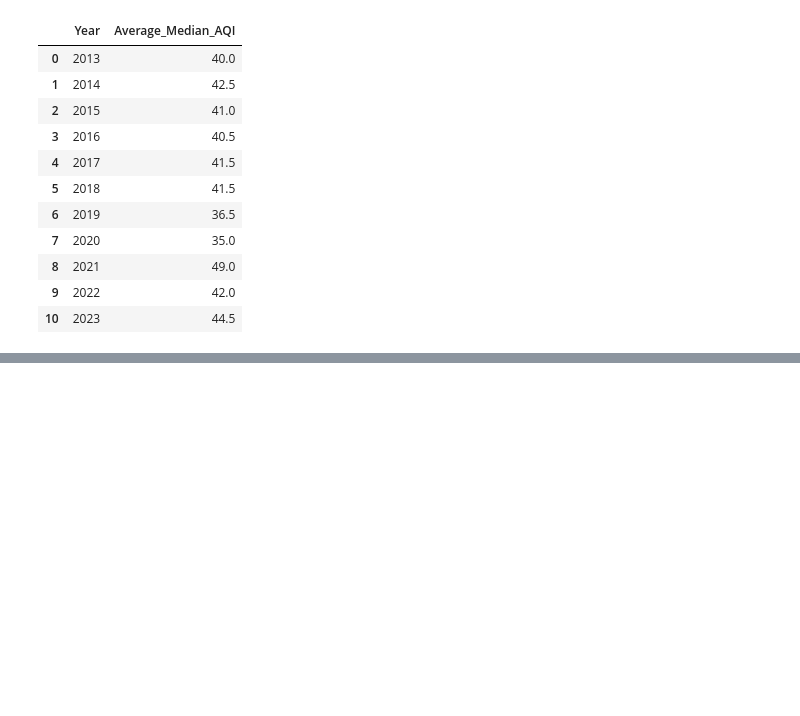
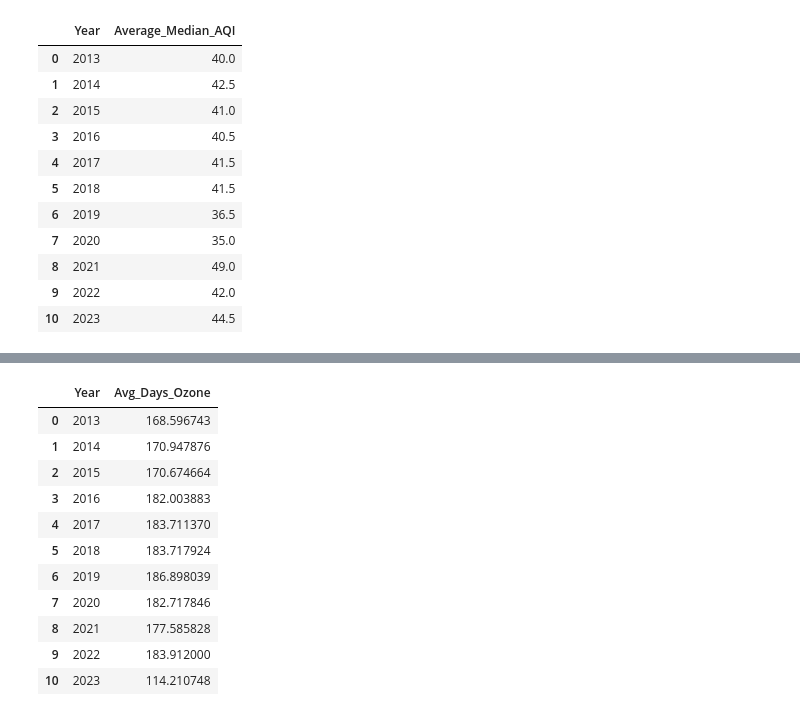
Before and after one commit to HieuVuong001/AQI_analysis, a Jupyter notebook: ProjectCode_CMPE255.ipynb, the cells around one changed output, grey strips where cells are left out. Cells and saved outputs as stored; diff of their text form; code cells hidden in the pictures; blank space fills up the shorter version.

```diff
--- a/ProjectCode_CMPE255.ipynb
+++ b/ProjectCode_CMPE255.ipynb
@@ -393,0 +504,29 @@ df_q2.head(100)
+# %%
+# SQL query to calculate the annual average number of days that ozone was the predominant pollutants.
+q4 = """
+SELECT
+  Year,
+  AVG(`Days Ozone`) AS Avg_Days_Ozone
+FROM
+  `cmpe255-project-419122.aqi_trend_analysis_dataset.annual_aqi_by_county_df`
+GROUP BY
+  Year
+ORDER BY
+  Year;
+"""
+
+df_q4=client.query(q4).to_dataframe()
+df_q4.head(100)
+# %% [output]
+|  | Year | Avg_Days_Ozone |
+| 0 | 2013 | 168.596743 |
+| 1 | 2014 | 170.947876 |
+| 2 | 2015 | 170.674664 |
+| 3 | 2016 | 182.003883 |
+| 4 | 2017 | 183.711370 |
+| 5 | 2018 | 183.717924 |
+| 6 | 2019 | 186.898039 |
+| 7 | 2020 | 182.717846 |
+| 8 | 2021 | 177.585828 |
+| 9 | 2022 | 183.912000 |
+| 10 | 2023 | 114.210748 |
```
Also changed, not shown: parts of 19 cells of this notebook.
